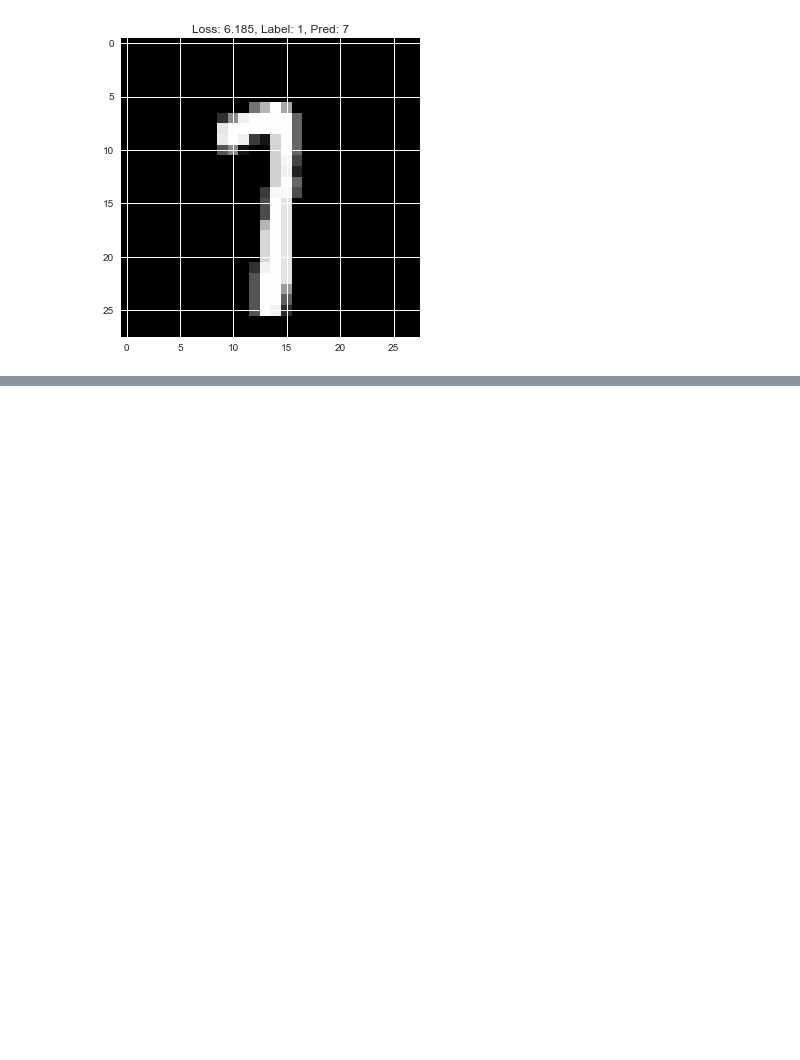
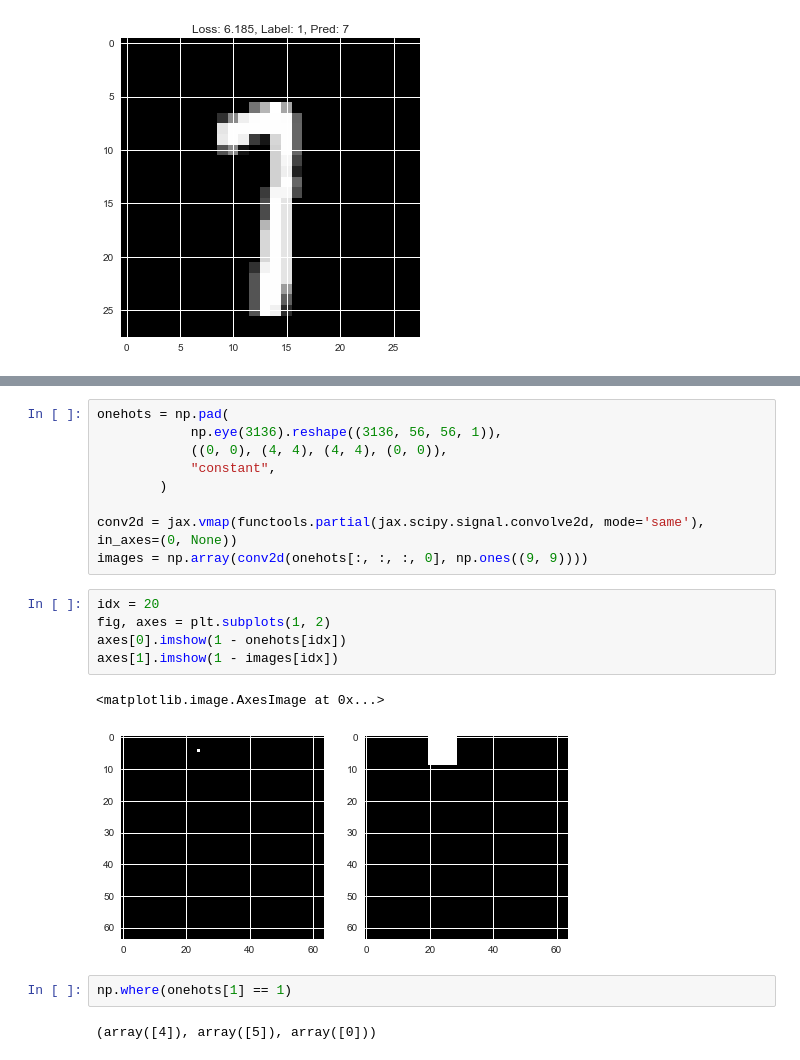
Before and after one commit to gmittal/ai-playground, a Jupyter notebook: nb/scratchpad.ipynb, the cells around one changed output, grey strips where cells are left out. Cells and saved outputs as stored; diff of their text form; blank space fills up the shorter version.

```diff
--- a/nb/scratchpad.ipynb
+++ b/nb/scratchpad.ipynb
@@ -186,0 +217,21 @@ for i, idx in enumerate(highloss_idx[:10]):
+# %%
+onehots = np.pad(
+            np.eye(3136).reshape((3136, 56, 56, 1)),
+            ((0, 0), (4, 4), (4, 4), (0, 0)),
+            "constant",
+        )
+
+conv2d = jax.vmap(functools.partial(jax.scipy.signal.convolve2d, mode='same'), in_axes=(0, None))
+images = np.array(conv2d(onehots[:, :, :, 0], np.ones((9, 9))))
+# %%
+idx = 20
+fig, axes = plt.subplots(1, 2)
+axes[0].imshow(1 - onehots[idx])
+axes[1].imshow(1 - images[idx])
+# %% [output]
+<matplotlib.image.AxesImage at 0x...>
+[figure, added]
+# %%
+np.where(onehots[1] == 1)
+# %% [output]
+(array([4]), array([5]), array([0]))
```
Also changed, not shown: parts of 5 cells of this notebook, 2 other files.
